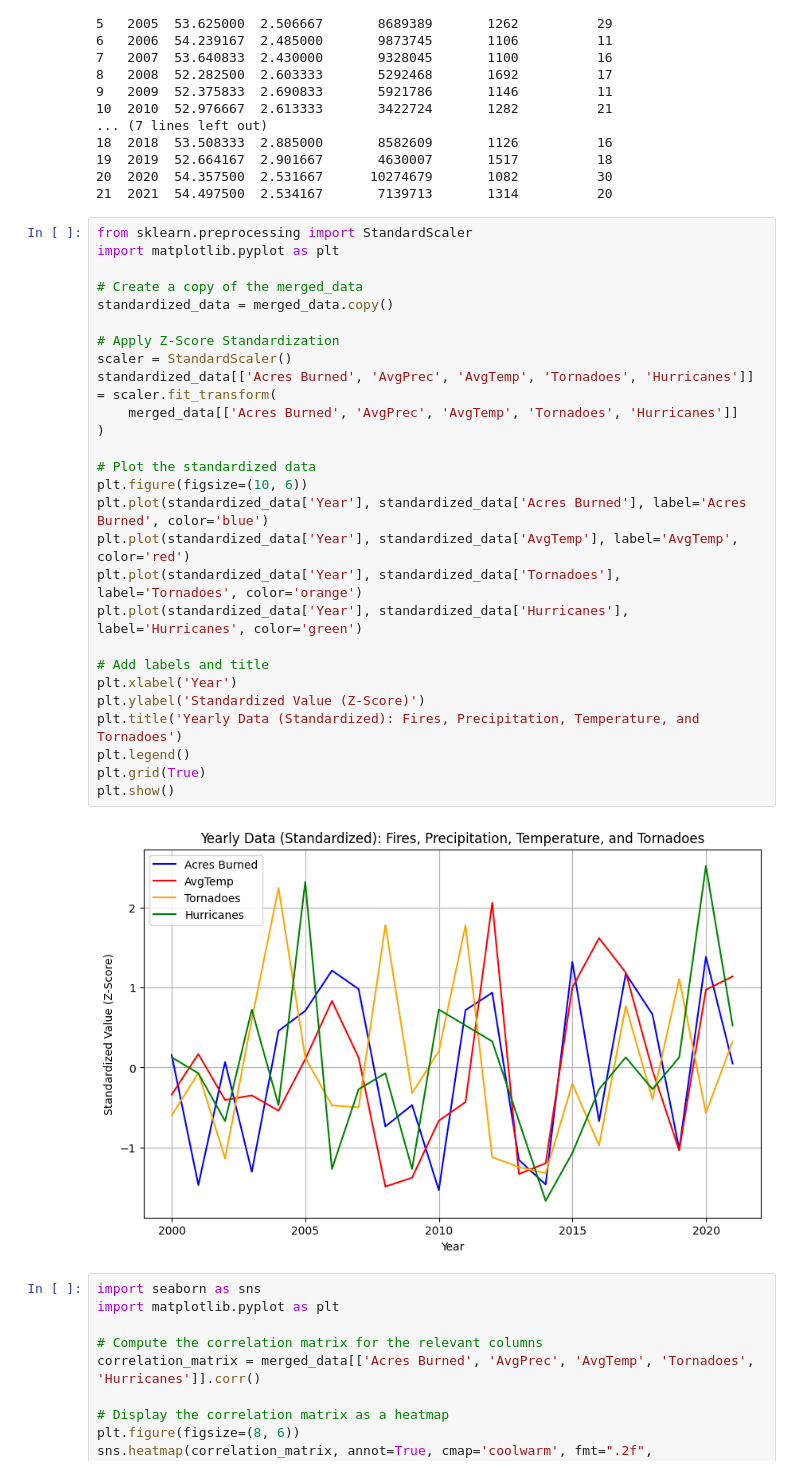
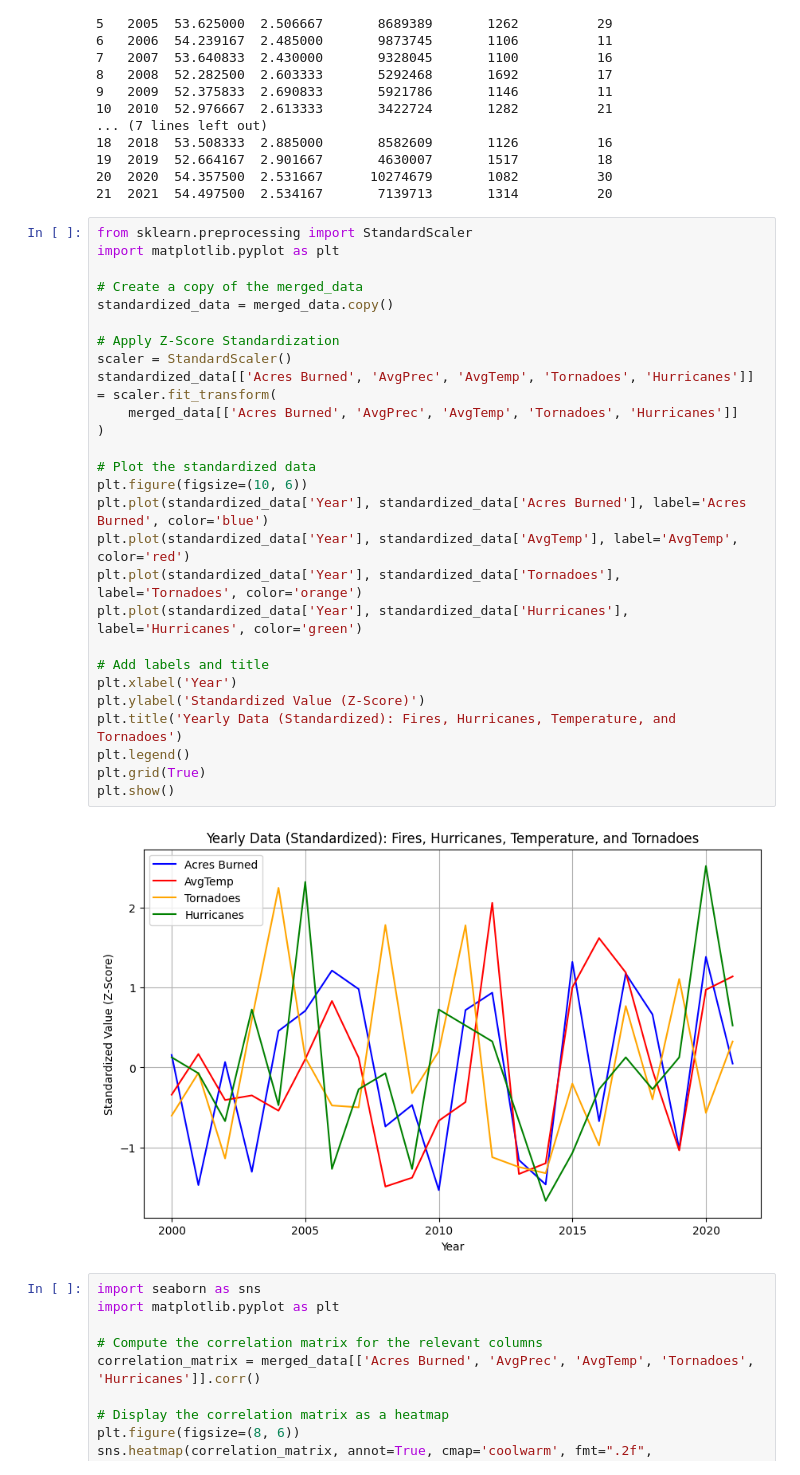
Before and after one commit to beaumartin25/cs5830_final_project, a Jupyter notebook: final_project.ipynb, the cells around one changed output. Cells and saved outputs as stored; diff of their text form.

```diff
--- a/final_project.ipynb
+++ b/final_project.ipynb
@@ -404,32 +404,32 @@ print(merged_data)
 # %%
 from sklearn.preprocessing import StandardScaler
 import matplotlib.pyplot as plt
 
 # Create a copy of the merged_data
 standardized_data = merged_data.copy()
 
 # Apply Z-Score Standardization
 scaler = StandardScaler()
 standardized_data[['Acres Burned', 'AvgPrec', 'AvgTemp', 'Tornadoes', 'Hurricanes']] = scaler.fit_transform(
     merged_data[['Acres Burned', 'AvgPrec', 'AvgTemp', 'Tornadoes', 'Hurricanes']]
 )
 
 # Plot the standardized data
 plt.figure(figsize=(10, 6))
 plt.plot(standardized_data['Year'], standardized_data['Acres Burned'], label='Acres Burned', color='blue')
 plt.plot(standardized_data['Year'], standardized_data['AvgTemp'], label='AvgTemp', color='red')
 plt.plot(standardized_data['Year'], standardized_data['Tornadoes'], label='Tornadoes', color='orange')
 plt.plot(standardized_data['Year'], standardized_data['Hurricanes'], label='Hurricanes', color='green')
 
 # Add labels and title
 plt.xlabel('Year')
 plt.ylabel('Standardized Value (Z-Score)')
-plt.title('Yearly Data (Standardized): Fires, Precipitation, Temperature, and Tornadoes')
+plt.title('Yearly Data (Standardized): Fires, Hurricanes, Temperature, and Tornadoes')
 plt.legend()
 plt.grid(True)
 plt.show()
 # %% [output]
-[figure, old version]
+[figure, new version]
 # %%
 import seaborn as sns
 import matplotlib.pyplot as plt
```
Also changed, not shown: parts of 2 cells of this notebook.
